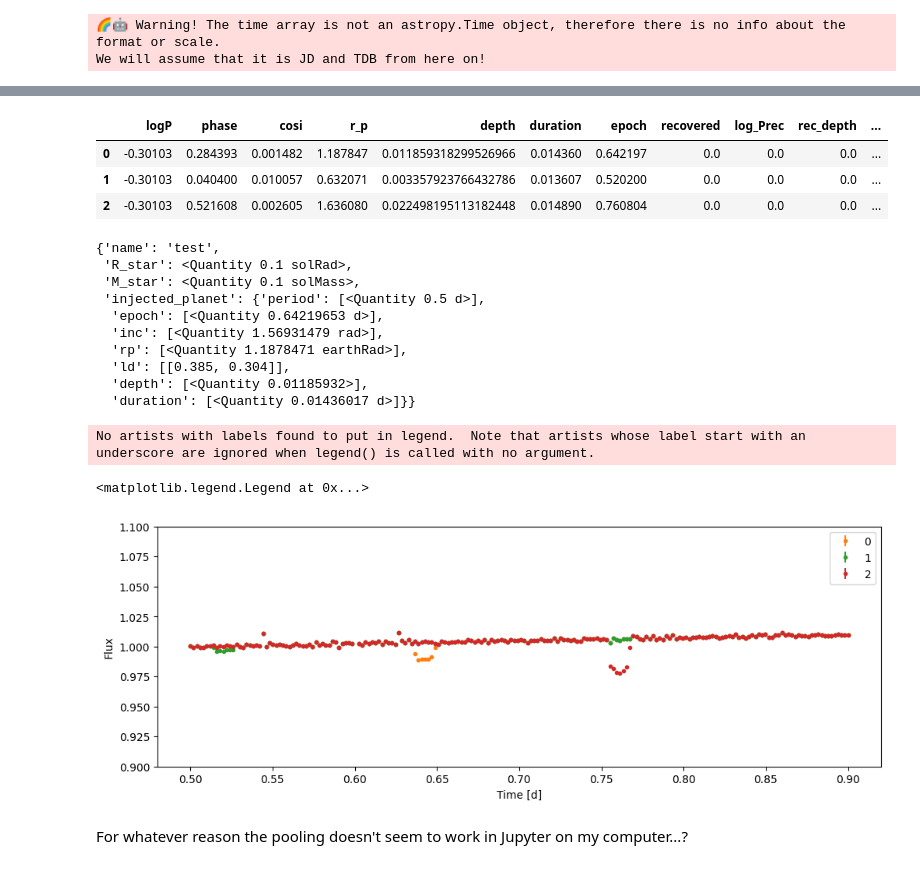
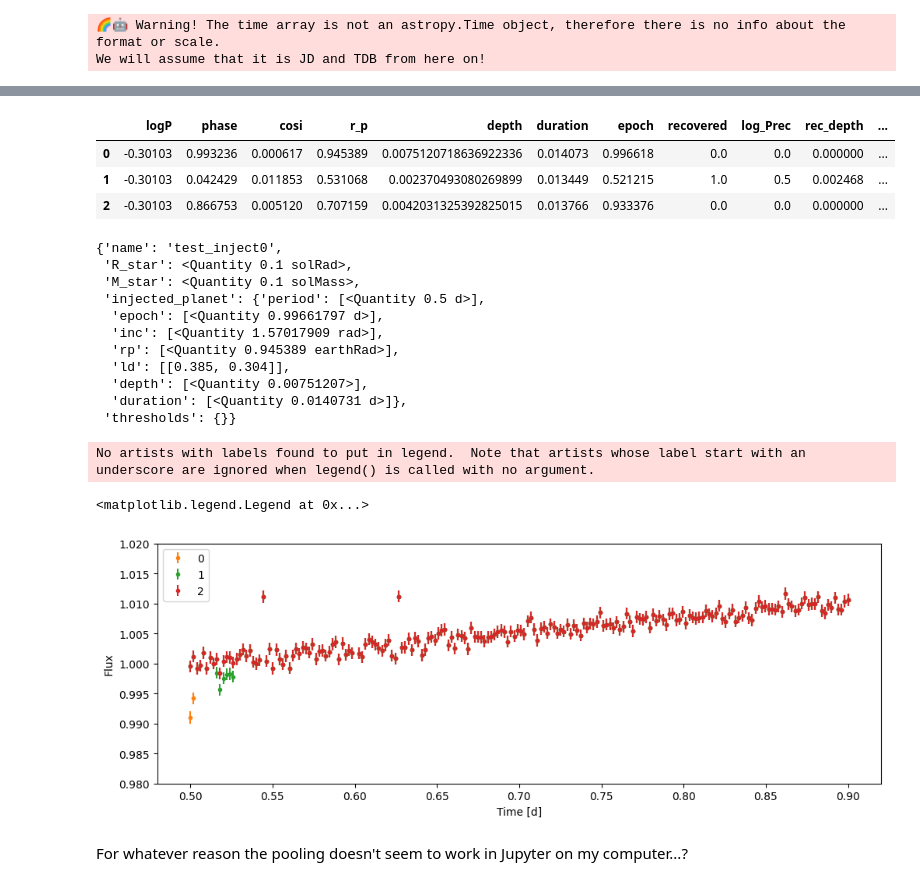
Before and after one commit to catrionamurray/occultence, a Jupyter notebook: occultence/notebooks/test_injecting_transits.ipynb, the cells around one changed output, grey strips where cells are left out. Saved outputs shown, nothing was run; the diff lists cells and outputs as text; code cells hidden in the pictures.

Commit message:
Added full_injection_recovery method and name updates for light curves

```diff
--- a/occultence/notebooks/test_injecting_transits.ipynb
+++ b/occultence/notebooks/test_injecting_transits.ipynb
@@ -70 +70,4 @@ planets
 100 rows × 19 columns
+# %%
+results = targ.full_injection_recovery(nfake=3, pool=False, minimum_planet_radius=0.5 * u.R_earth, maximum_planet_radius=3 * u.R_earth,
+                                       minimum_period=0.5 * u.d, maximum_period=0.5 * u.d,)
@@ -80,32 +159,33 @@ lcs_with_transits
 # %%
-planets
+results[4]
 # %% [output]
 |  | logP | phase | cosi | r_p | depth | duration | epoch | recovered | log_Prec | rec_depth | ... |
-| 0 | -0.30103 | 0.284393 | 0.001482 | 1.187847 | 0.011859318299526966 | 0.014360 | 0.642197 | 0.0 | 0.0 | 0.0 | ... |
-| 1 | -0.30103 | 0.040400 | 0.010057 | 0.632071 | 0.003357923766432786 | 0.013607 | 0.520200 | 0.0 | 0.0 | 0.0 | ... |
-| 2 | -0.30103 | 0.521608 | 0.002605 | 1.636080 | 0.022498195113182448 | 0.014890 | 0.760804 | 0.0 | 0.0 | 0.0 | ... |
+| 0 | -0.30103 | 0.993236 | 0.000617 | 0.945389 | 0.0075120718636922336 | 0.014073 | 0.996618 | 0.0 | 0.0 | 0.000000 | ... |
+| 1 | -0.30103 | 0.042429 | 0.011853 | 0.531068 | 0.002370493080269899 | 0.013449 | 0.521215 | 1.0 | 0.5 | 0.002468 | ... |
+| 2 | -0.30103 | 0.866753 | 0.005120 | 0.707159 | 0.0042031325392825015 | 0.013766 | 0.933376 | 0.0 | 0.0 | 0.000000 | ... |
 # %%
-lcs_with_transits[0].metadata
+results[0][0].metadata
 # %% [output]
-{'name': 'test',
+{'name': 'test_inject0',
  'R_star': <Quantity 0.1 solRad>,
  'M_star': <Quantity 0.1 solMass>,
  'injected_planet': {'period': [<Quantity 0.5 d>],
-  'epoch': [<Quantity 0.64219653 d>],
-  'inc': [<Quantity 1.56931479 rad>],
-  'rp': [<Quantity 1.1878471 earthRad>],
+  'epoch': [<Quantity 0.99661797 d>],
+  'inc': [<Quantity 1.57017909 rad>],
+  'rp': [<Quantity 0.945389 earthRad>],
   'ld': [[0.385, 0.304]],
-  'depth': [<Quantity 0.01185932>],
-  'duration': [<Quantity 0.01436017 d>]}}
+  'depth': [<Quantity 0.00751207>],
+  'duration': [<Quantity 0.0140731 d>]},
+ 'thresholds': {}}
 # %%
 ax=targ.plot()
-for i, lc in enumerate(lcs_with_transits):
-    lc.plot(ax=ax, ylims=[0.9,1.1], label=i)
+for i, lc in enumerate(results[0]):
+    lc.plot(ax=ax, label=i) #ylims=[0.9,1.1]
 plt.legend()
 # %% [output]
 No artists with labels found to put in legend.  Note that artists whose label start with an underscore are ignored when legend() is called with no argument.
 <matplotlib.legend.Legend at 0x...>
-[figure, old version]
+[figure, new version]
 # %% [markdown]
 For whatever reason the pooling doesn't seem to work in Jupyter on my computer...?
 # %%
```
Also changed, not shown: parts of 10 cells of this notebook, 7 other files.
